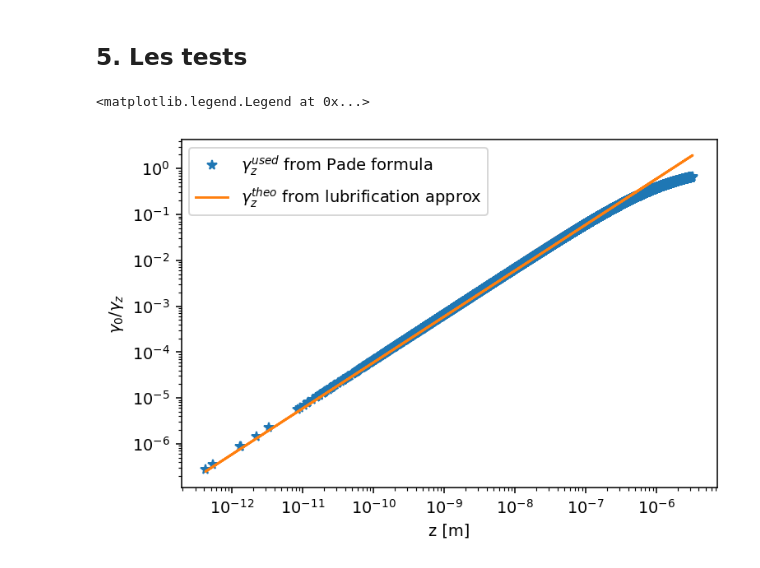
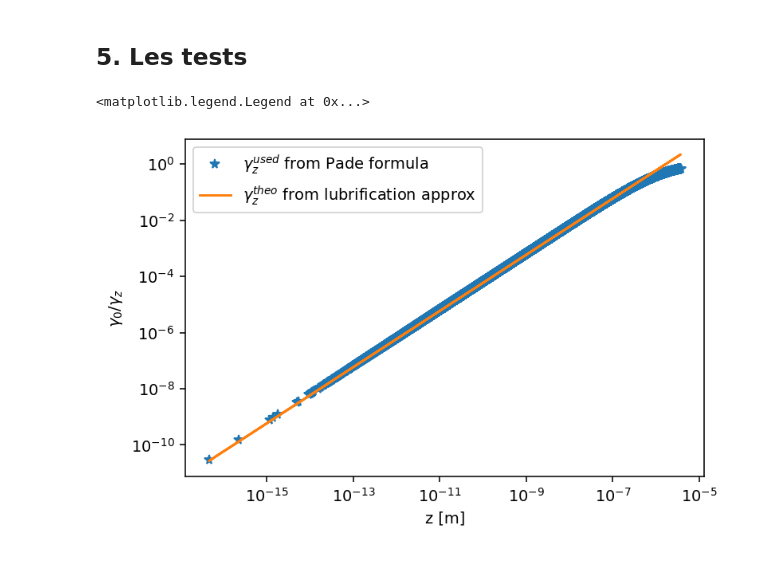
Before and after one commit to ElodieMillan/Brownian-particle-near-wall, a Jupyter notebook: Results rigid wall Overdamped.ipynb, the cells around one changed output. Cells and saved outputs as stored; diff of their text form; code cells hidden in the pictures.

```diff
--- a/Results rigid wall Overdamped.ipynb
+++ b/Results rigid wall Overdamped.ipynb
@@ -12,7 +12,7 @@ mpl.rcParams['figure.dpi'] = 140
 # %% [markdown]
 # Langevin 3D overdamped close rigid wall
 # %%
-langevin3D = RigidWallOverdampedLangevin3D(dt=1/60, Nt=100000, R=1.5e-6, rho=1050, x0=(0., 0., 1.e-6))
+langevin3D = RigidWallOverdampedLangevin3D(dt=1/6000, Nt=1000000, R=1.5e-6, rho=1050, x0=(0., 0., 1.5e-6))
 langevin3D.trajectory()
 # %% [markdown]
 ## 1. Trajectory
@@ -167,12 +181,12 @@ gamma0 = langevin3D.gamma
 # %%
 plt.loglog(zi_1, gamma0/gamma_z, "*", label="$\\gamma_z^{used}$ from Pade formula")
 plt.plot(zi_1, 8/9 * zi_1/langevin3D.R, label="$\\gamma_z^{theo}$ from lubrification approx")
 plt.xlabel("z [m]")
 plt.ylabel("$\\gamma_0 / \\gamma_z$ ")
-plt.legend()
+plt.legend(loc="upper left")
 # %% [output]
 <matplotlib.legend.Legend at 0x...>
-[figure, old version]
+[figure, new version]
 # %%
 gamma_xy = langevin3D._gamma_xy(zi_1)
 # %%
```
Also changed, not shown: parts of 15 cells of this notebook, 1 other file.
